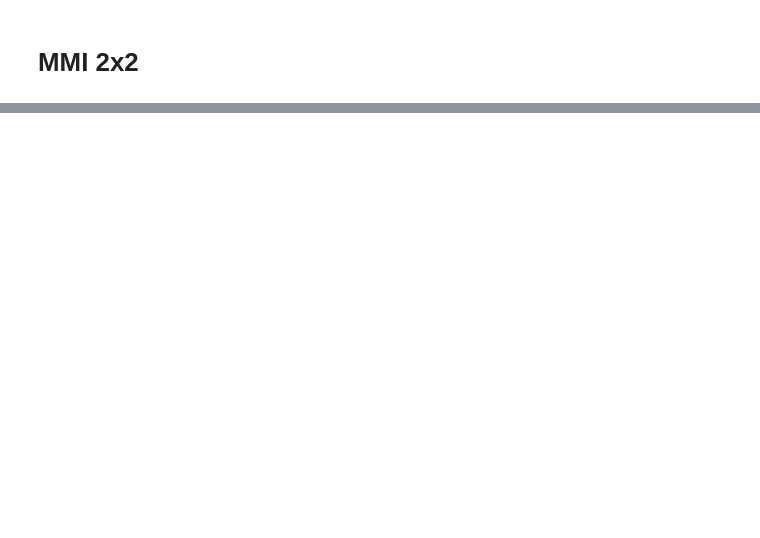
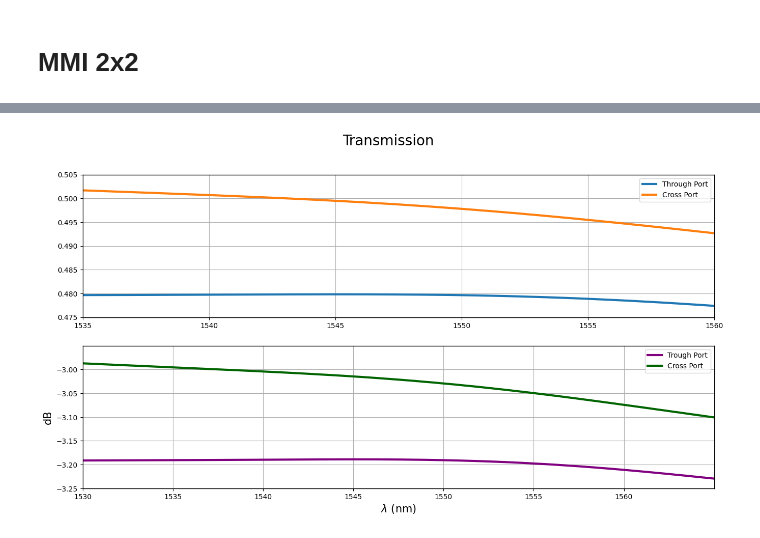
Before and after one commit to Leoopessoa/90--optical-hybrid, a Jupyter notebook: Simulation/Components_Assembly.ipynb, the cells around one changed output, grey strips where cells are left out. Drawn from its saved outputs; the diff is of its cells as text; code cells hidden in the pictures; blank space fills up the shorter version.

```diff
--- a/Simulation/Components_Assembly.ipynb
+++ b/Simulation/Components_Assembly.ipynb
@@ -61,3 +61,5 @@ def fwhm(band, reflection, dB):
     return r,min,max
 # %% [markdown]
 # MMI 2x2
+# %%
+fdtd = lumapi.FDTD(filename="../CML/MMI_2X2.fsp")
@@ -63,0 +463,44 @@ def fwhm(band, reflection, dB):
+# %%
+ # Getting results
+S1 = fdtd.getresult('FDTD::ports::port 1', 'T')
+S2 = fdtd.getresult('FDTD::ports::port 2', 'T')
+S3 = fdtd.getresult('FDTD::ports::port 3', 'T')
+S4 = fdtd.getresult('FDTD::ports::port 4', 'T')
+
+T1 = (S1['T'])
+T1log = 10*np.log10(T1)
+T2 = (S2['T'])
+T2log = 10*np.log10(T2)
+T3 = (S3['T'])
+T3log = 10*np.log10(T3)
+T4 = (S4['T'])
+T4log = 10*np.log10(T4)
+# %%
+figure2, fig2 = plt.subplots(2,1,figsize=(16,8))
+
+wavelength = S1['lambda']
+
+figure2.suptitle('Transmission', size = 20)
+
+fig2[0].plot(wavelength*1e9, T3, linewidth = 3, label = 'Through Port')
+fig2[0].plot(wavelength*1e9, T4, linewidth = 3, label = 'Cross Port')
+fig2[0].set_xticks(np.arange(1535,1565,5))
+fig2[0].legend()
+fig2[0].set_xlim(1535,1560)
+fig2[0].grid()
+fig2[0].set_yticks(np.arange(0.475, 0.505,0.005))
+fig2[0].set_ylim(0.475,0.505)
+
+fig2[1].plot(wavelength*1e9, T3log, linewidth = 3, label = 'Trough Port', color = 'purple')
+fig2[1].plot(wavelength*1e9, T4log, linewidth = 3, label = 'Cross Port', color = 'darkgreen')
+fig2[1].set_xticks(np.arange(1530,1565,5))
+fig2[1].set_xlim(1530,1565)
+fig2[1].legend()
+fig2[1].grid()
+fig2[1].set_yticks(np.arange(-3.25, -2.95,0.05))
+fig2[1].set_ylim(-3.25,-2.95)
+fig2[1].set_xlabel('$\lambda$ (nm)', size = 15)
+fig2[1].set_ylabel('dB', size = 15)
+plt.savefig('../Documentation/Figures/Transmission_MMI')
+# %% [output]
+[figure, added]
```
Also changed, not shown: parts of 21 cells of this notebook, 14 other files.
